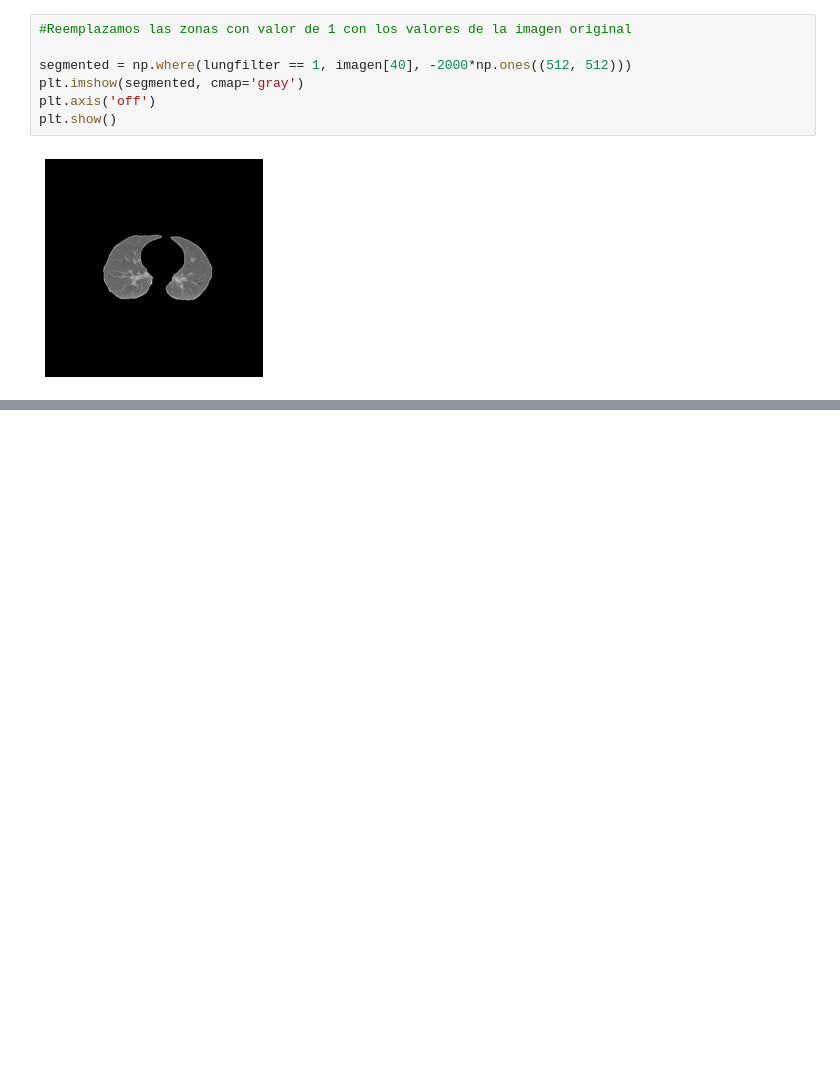
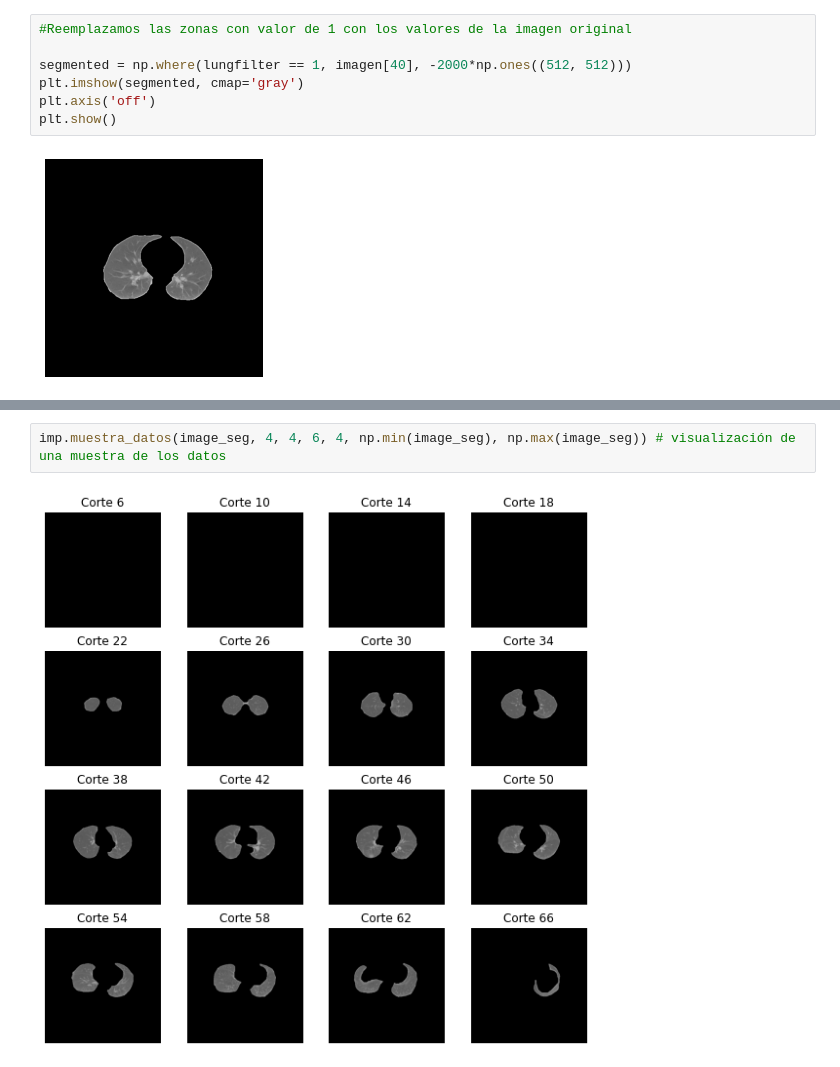
Before and after one commit to jennifer95/visualizacion-segmentacion-pulmonar-DICOM-python, a Jupyter notebook: Segmentación de tejido pulmonar.ipynb, the cells around one changed output, grey strips where cells are left out. Saved outputs shown, nothing was run; the diff lists cells and outputs as text; blank space fills up the shorter version.

```diff
--- a/Segmentación de tejido pulmonar.ipynb
+++ b/Segmentación de tejido pulmonar.ipynb
@@ -391,3 +407,7 @@ plt.show()
+# %%
+imp.muestra_datos(image_seg, 4, 4, 6, 4, np.min(image_seg), np.max(image_seg)) # visualización de una muestra de los datos
+# %% [output]
+[figure, added]
 # %% [markdown]
 [Top of Page](#top)
 <img style="float: right;" src="https://fisica.epn.edu.ec/images/LOGO_fisica-01-01.png" alt="Space Telescope Logo" width="300px"/>
```
Also changed, not shown: parts of 3 cells of this notebook.
